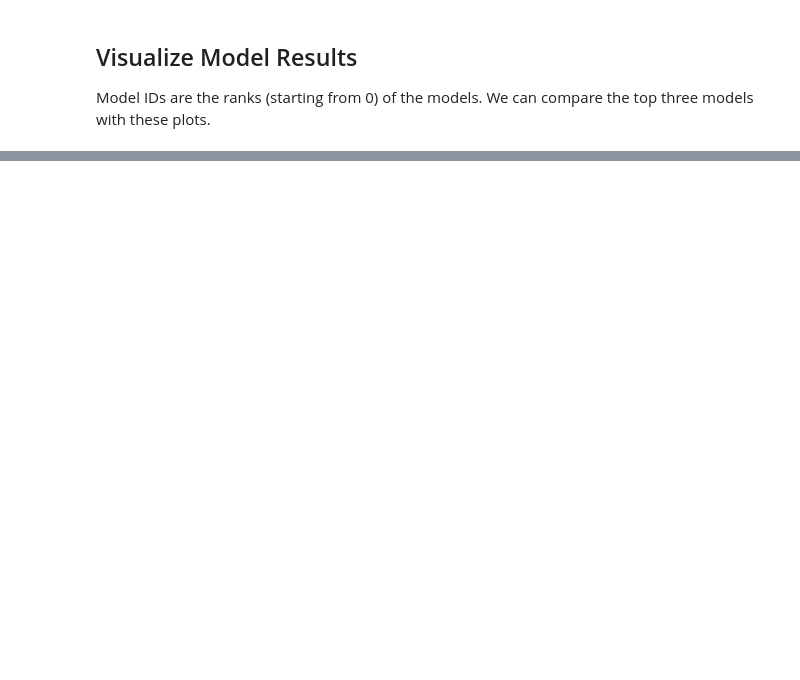
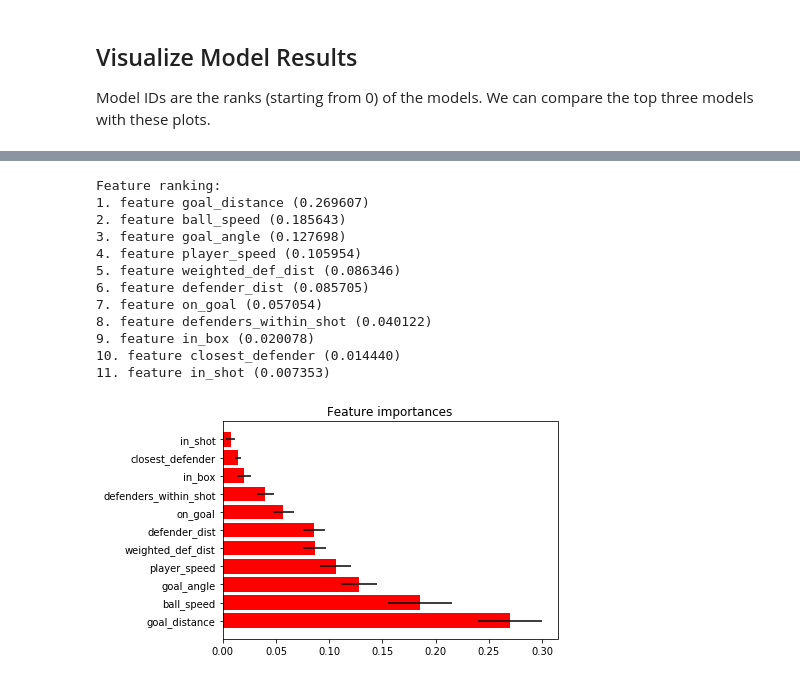
Before and after one commit to vingkan/haxml, a Jupyter notebook: notebooks/compare_models-lynn.ipynb, the cells around one changed output, grey strips where cells are left out. Saved outputs shown, nothing was run; the diff lists cells and outputs as text; code cells hidden in the pictures; blank space fills up the shorter version.

```diff
--- a/notebooks/compare_models-lynn.ipynb
+++ b/notebooks/compare_models-lynn.ipynb
@@ -497,0 +511,40 @@ plot[0]
+# %%
+import matplotlib.pyplot as plt
+features = models[4]['features']
+X_train = d_train[features]
+y_train = d_train["ag"]
+clf = models[4]['clf']
+importances = clf.feature_importances_
+std = np.std([tree.feature_importances_ for tree in clf.estimators_],
+             axis=0)
+indices = np.argsort(importances)[::-1]
+
+# Print the feature ranking
+print("Feature ranking:")
+
+for f in range(X_train.shape[1]):
+    print("%d. feature %s (%f)" % (f + 1, features[indices[f]], importances[indices[f]]))
+
+# Plot the impurity-based feature importances of the forest
+plt.figure()
+plt.title("Feature importances")
+plt.barh(range(X_train.shape[1]), importances[indices],
+        color="r", xerr=std[indices], align="center")
+
+plt.yticks(range(X_train.shape[1]), [features[i] for i in indices])
+plt.ylim([-1, X_train.shape[1]])
+plt.show()
+# %% [output]
+Feature ranking:
+1. feature goal_distance (0.269607)
+2. feature ball_speed (0.185643)
+3. feature goal_angle (0.127698)
+4. feature player_speed (0.105954)
+5. feature weighted_def_dist (0.086346)
+6. feature defender_dist (0.085705)
+7. feature on_goal (0.057054)
+8. feature defenders_within_shot (0.040122)
+9. feature in_box (0.020078)
+10. feature closest_defender (0.014440)
+11. feature in_shot (0.007353)
+[figure, added]
```
Also changed, not shown: parts of 13 cells of this notebook, 4 other files.
